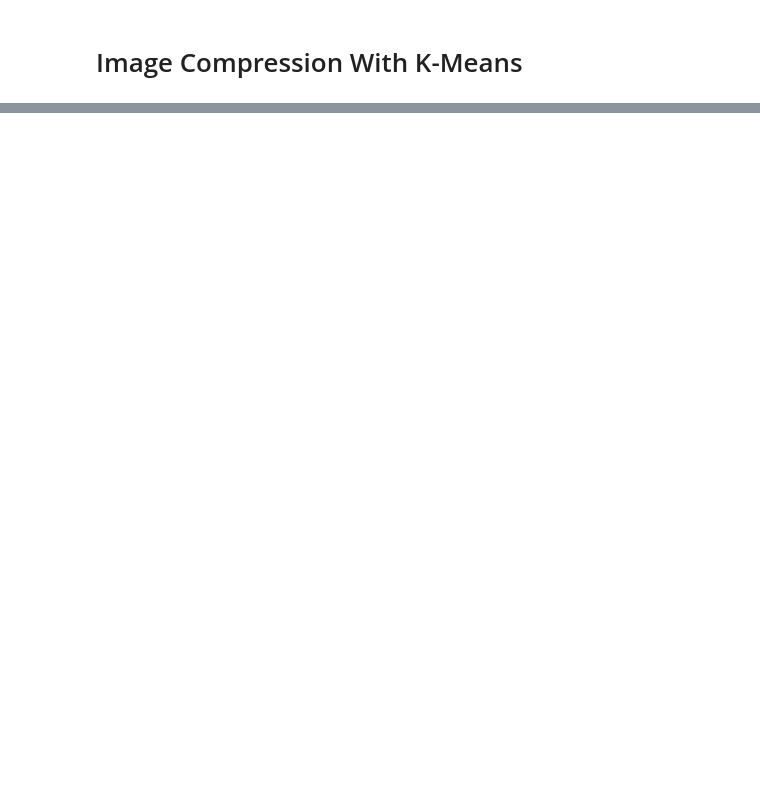
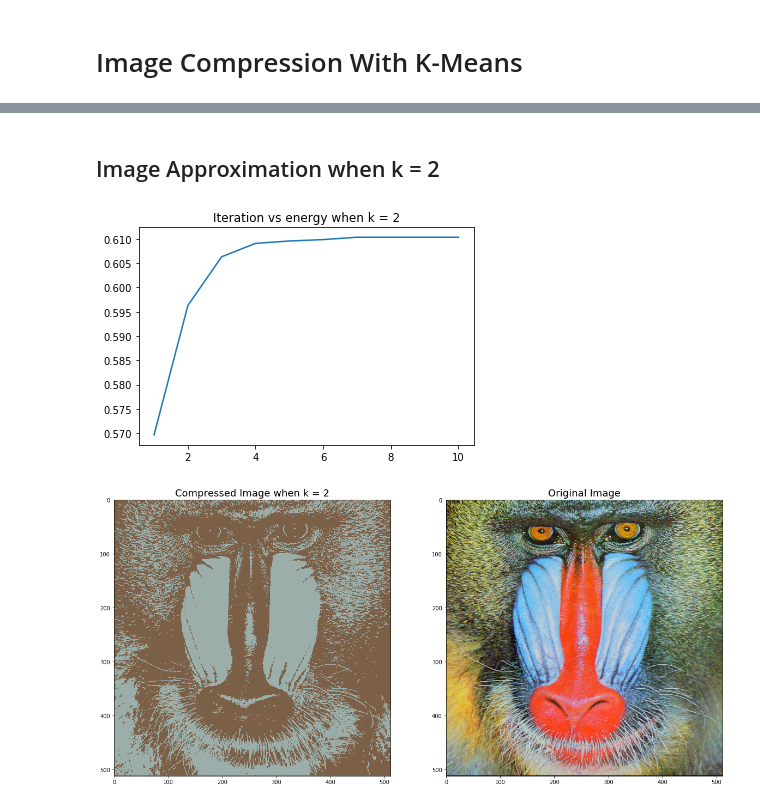
Before and after one commit to pots7878/data_mining, a Jupyter notebook: Lab 4 Data Mining.ipynb, the cells around one changed output, grey strips where cells are left out. Cells and saved outputs as stored; diff of their text form; code cells hidden in the pictures; blank space fills up the shorter version.

```diff
--- a/Lab 4 Data Mining.ipynb
+++ b/Lab 4 Data Mining.ipynb
@@ -44,15 +46,14 @@ for i in lst:
 #import external image library
 from PIL import Image
 
+#function to read in the image and convert it to array
 def readImage(filename):
 
     #convert image to np array
     img = np.array(Image.open(filename))
 
-    #show image
-    plt.imshow(img)
-
     #reshape and normalize image to 2d matrix
     reshaped_img = (img / 255.0).reshape(img.shape[0] * img.shape[1], 3)
 
+    #return reshaped image
     return reshaped_img
@@ -123,0 +157,42 @@ kmeans(img, 6)
+# %%
+#function to plot new image vs original image for different number of k
+def plotImages(new_image, nclusters):
+
+    original_image = np.array(Image.open('mandrill.png'))
+
+    fig, ax = plt.subplots(1, 2, figsize=(20,20))
+    ax[0].imshow(new_image)
+    ax[0].set_title('Compressed Image when k = ' + str(nclusters), fontsize=18)
+    ax[1].imshow(original_image)
+    ax[1].set_title('Original Image', fontsize=18)
+    plt.show()
+# %%
+#function to plot the energy vs iteration
+def plotEnergy(energy, nclusters):
+
+    iteration = np.arange(0,10)
+    plt.plot(np.arange(1,11), energy)
+    plt.title('Iteration vs energy when k = {}'.format(nclusters))
+    plt.show()
+# %% [markdown]
+## Image Approximation when k = 2
+# %%
+#read in original image
+img = readImage('mandrill.png')
+
+#kmeans with 2 clusters
+nclusters = 2
+generator_2, energy_2 = kmeans(img, nclusters)
+
+#plot energy vs iteration
+plotEnergy(energy_2, nclusters)
+
+#reconstruct new image
+new_img = replacePixel(img, generator_2)
+#reshape
+new_img=np.reshape(new_img, (512,512,3))
+#plot compared images
+plotImages(new_img, 2)
+# %% [output]
+[figure, added]
+[figure, added]
```
Also changed, not shown: parts of 15 cells of this notebook, 1 other file.
